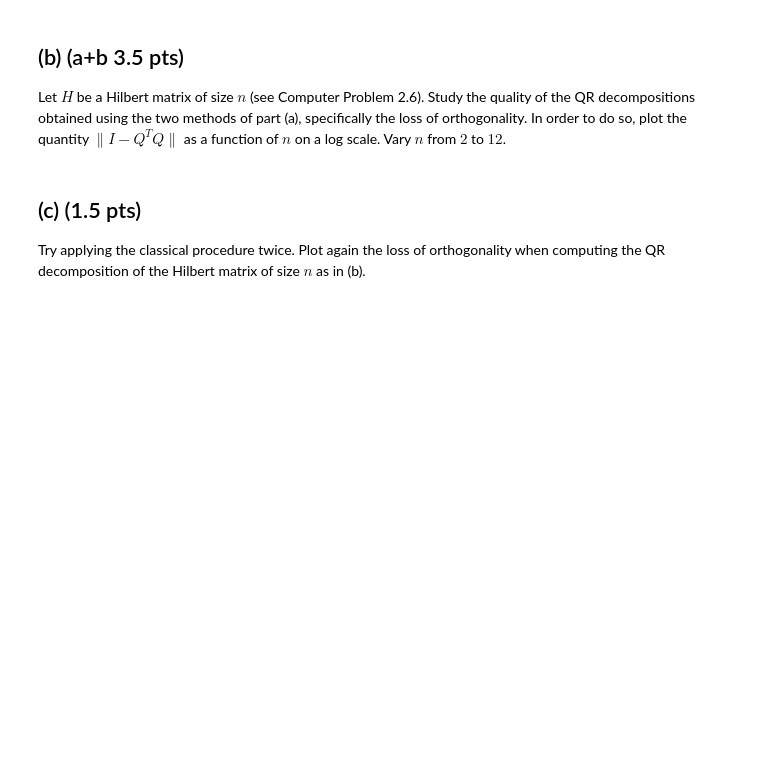
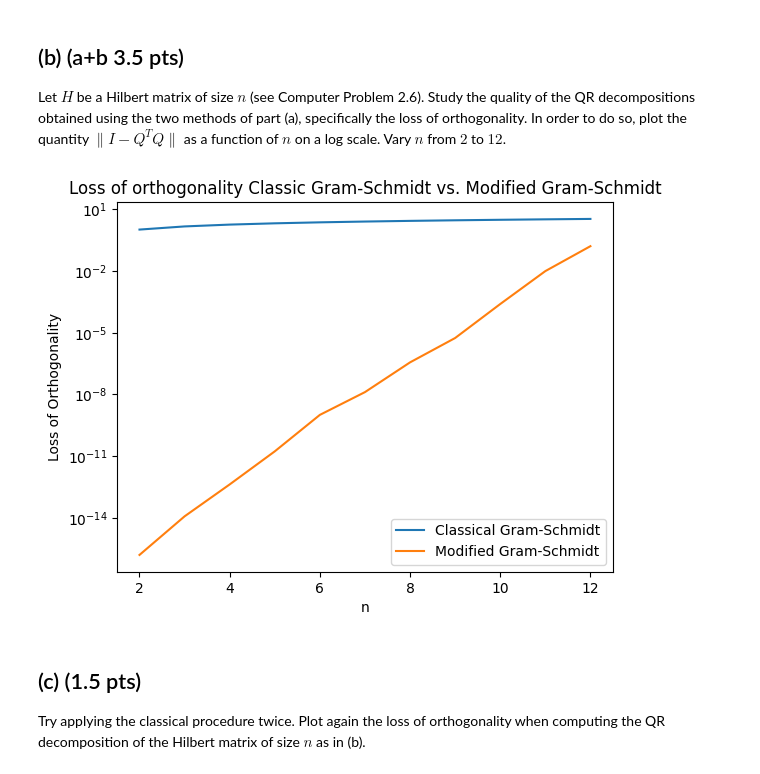
Before and after one commit to koenweverink/numericalAlgorithms, a Jupyter notebook: hw3_2023.ipynb, the cells around one changed output. Saved outputs shown, nothing was run; the diff lists cells and outputs as text; code cells hidden in the pictures; blank space fills up the shorter version.

```diff
--- a/hw3_2023.ipynb
+++ b/hw3_2023.ipynb
@@ -114,33 +114,36 @@ def loss_of_orthogonality(A):
     A smaller loss of orthogonality indicates a matrix closer to orthogonality.
     For an orthogonal matrix, the loss of orthogonality is expected to be zero.
     """
 
     return np.linalg.norm(np.eye(A.shape[1]) - A.T @ A)
 
 
 # Set the range of n values
 n_values = list(range(2, 13))
 
 loss_classical = []
 loss_modified = []
 loss_qr = []
 
 for n in n_values:
     H = np.array([[1 / (i + j - 1) for j in range(1, n + 1)] for i in range(1, n + 1)])
 
     Q_classical = classical_gram_schmidt(H)[0]
     loss_classical.append(loss_of_orthogonality(Q_classical))
 
     Q_modified = modified_gram_schmidt(H)[0]
     loss_modified.append(loss_of_orthogonality(Q_modified))
 
+plt.title('Loss of orthogonality Classic Gram-Schmidt vs. Modified Gram-Schmidt')
 plt.plot(n_values, loss_classical, label='Classical Gram-Schmidt')
 plt.plot(n_values, loss_modified, label='Modified Gram-Schmidt')
 plt.yscale('log')
 plt.xlabel('n')
 plt.ylabel('Loss of Orthogonality')
 plt.legend()
 plt.show()
+# %% [output]
+[figure, added]
 # %% [markdown]
 ## (c) (1.5 pts)
 Try applying the classical procedure twice. Plot again the loss of orthogonality when computing the QR decomposition of the Hilbert matrix of size $n$ as in (b).
```
Also changed, not shown: parts of 5 cells of this notebook, 3 other files.
